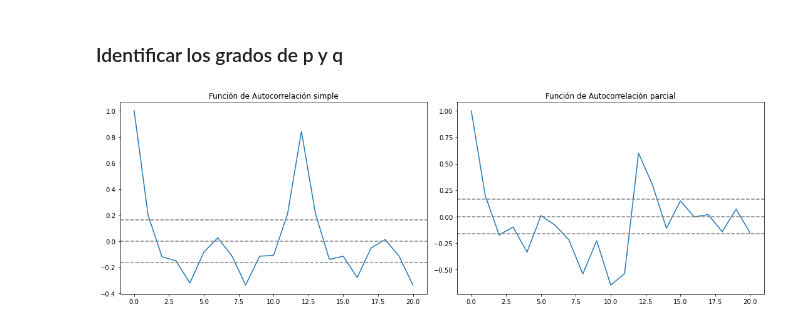
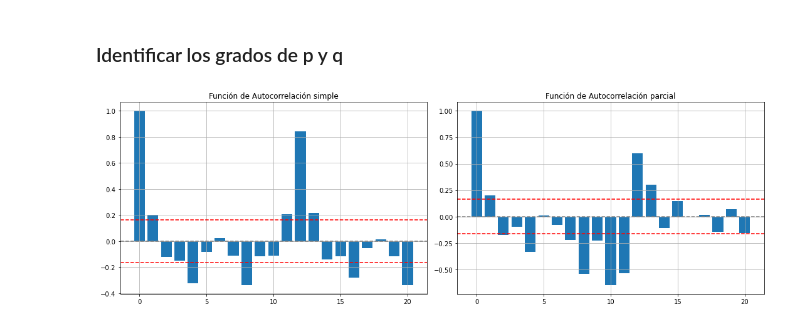
Before and after one commit to JuanFeA98/Time_Series, a Jupyter notebook: Introduction to Time Series.ipynb, the cells around one changed output. Drawn from its saved outputs; the diff is of its cells as text; code cells hidden in the pictures.

```diff
--- a/Introduction to Time Series.ipynb
+++ b/Introduction to Time Series.ipynb
@@ -291,27 +291,29 @@ from statsmodels.tsa.arima_model import ARIMA
 # %%
 from statsmodels.tsa.stattools import acf, pacf
 # %%
-lag_acf = acf(ts_log_diff, nlags=20, fft=False)
+lag_acf = acf(ts_log_diff, nlags=20, fft=True)
 lag_pacf = pacf(ts_log_diff, nlags=20, method='OLS')
 # %%
 plt.figure(figsize=(15,5))
 
 ## ACF
 plt.subplot(121)
-plt.plot(lag_acf)
+plt.bar(range(len(lag_acf)),lag_acf)
 plt.axhline(y=0, linestyle='--', color='gray')
-plt.axhline(y=-1.96/np.sqrt(len(ts_log_diff)), linestyle='--', color='gray')
-plt.axhline(y=1.96/np.sqrt(len(ts_log_diff)), linestyle='--', color='gray')
+plt.axhline(y=-1.96/np.sqrt(len(ts_log_diff)), linestyle='--', color='red')
+plt.axhline(y=1.96/np.sqrt(len(ts_log_diff)), linestyle='--', color='red')
 plt.title('Función de Autocorrelación simple')
+plt.grid()
 
 ## PACF
 plt.subplot(122)
-plt.plot(lag_pacf)
+plt.bar(range(len(lag_pacf)), lag_pacf)
 plt.axhline(y=0, linestyle='--', color='gray')
-plt.axhline(y=-1.96/np.sqrt(len(ts_log_diff)), linestyle='--', color='gray')
-plt.axhline(y=1.96/np.sqrt(len(ts_log_diff)), linestyle='--', color='gray')
+plt.axhline(y=-1.96/np.sqrt(len(ts_log_diff)), linestyle='--', color='red')
+plt.axhline(y=1.96/np.sqrt(len(ts_log_diff)), linestyle='--', color='red')
 plt.title('Función de Autocorrelación parcial')
+plt.grid()
 
 plt.tight_layout()
 # %% [output]
-[figure, old version]
+[figure, new version]
```
Also changed, not shown: parts of 6 cells of this notebook.
